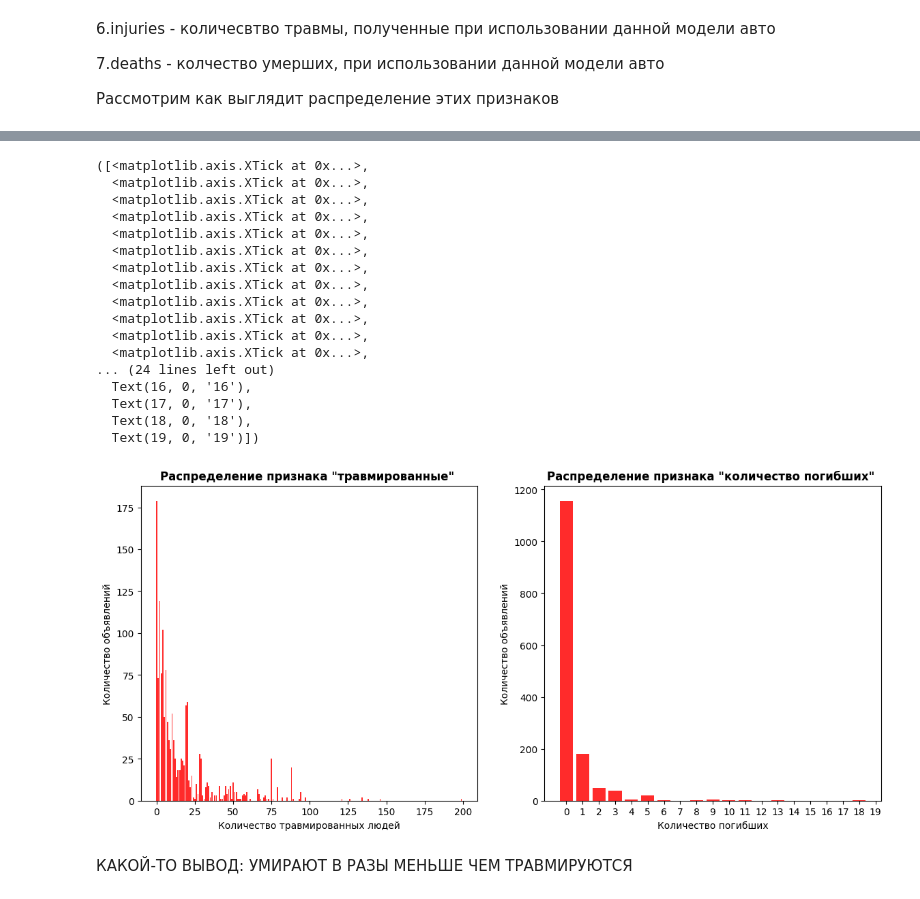
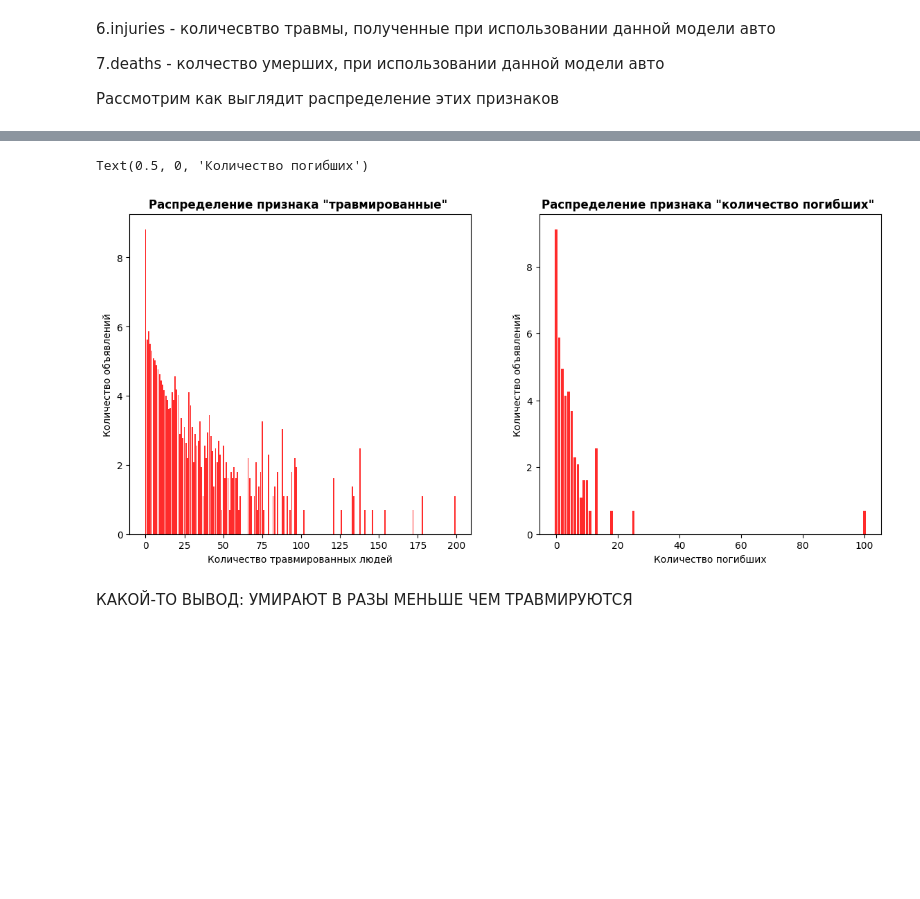
Before and after one commit to Shelb0rne/gp_2, a Jupyter notebook: EDA/ГП_2_EDA_9.ipynb, the cells around one changed output, grey strips where cells are left out. Saved outputs shown, nothing was run; the diff lists cells and outputs as text; code cells hidden in the pictures; blank space fills up the shorter version.

```diff
--- a/EDA/ГП_2_EDA_9.ipynb
+++ b/EDA/ГП_2_EDA_9.ipynb
@@ -6,6 +6,6 @@
 import pandas as pd
 import numpy as np
 # %%
-df_api = pd.read_csv('new_data.csv')
-df_skraping = pd.read_csv('checkpoint_4400.csv')
+api_1_df = pd.read_csv('final_data.csv')
+skrapping_df = pd.read_csv('url_final.csv')
 # %%
@@ -33,5 +34,5 @@ df_skraping.shape
 # %%
-df = pd.merge(df_api, df_skraping, on = ['url', 'make', 'model', 'year'], how = 'inner')
+df = pd.merge(api_1_df, skrapping_df, on = ['url', 'make', 'model', 'year'], how = 'inner')
 # %%
 df.shape
 # %% [output]
@@ -285,3 +333,6 @@ Text(0, 0.5, 'Количество моделей')
+# %%
+df = df[df['year'] <= 2026]
+df = df[df['year'] >= 1980]
 # %%
 years_pivot = pd.pivot_table(df, values = 'url', index = 'year', aggfunc = 'count')
 # %%
@@ -361,4 +412,5 @@ Text(0, 0.5, 'Количество автомобилей')
 # %%
 injuries_table = df['injuries'].value_counts().sort_index()
 deaths_table = df['deaths'].value_counts().sort_index()
-deaths_table
+deaths_table = np.log1p(deaths_table)
+injuries_table = np.log1p(injuries_table)
@@ -382,37 +417,20 @@ dtype: int64
 # %%
 plt.figure(figsize = (14, 6))
 
 plt.subplot(1, 2, 1)
 plt.bar(injuries_table.index, injuries_table, color = '#FF2B2B')
 plt.title('Распределение признака "травмированные" ', fontweight = 'bold')
 plt.ylabel('Количество объявлений')
 plt.xlabel('Количество травмированных людей')
 
 plt.subplot(1, 2, 2)
 plt.bar(deaths_table.index, deaths_table, color = '#FF2B2B')
 plt.title('Распределение признака "количество погибших" ', fontweight = 'bold')
 plt.ylabel('Количество объявлений')
 plt.xlabel('Количество погибших')
-plt.xticks(range(0, 20))
 # %% [output]
-([<matplotlib.axis.XTick at 0x...>,
-  <matplotlib.axis.XTick at 0x...>,
-  <matplotlib.axis.XTick at 0x...>,
-  <matplotlib.axis.XTick at 0x...>,
-  <matplotlib.axis.XTick at 0x...>,
-  <matplotlib.axis.XTick at 0x...>,
-  <matplotlib.axis.XTick at 0x...>,
-  <matplotlib.axis.XTick at 0x...>,
-  <matplotlib.axis.XTick at 0x...>,
-  <matplotlib.axis.XTick at 0x...>,
-  <matplotlib.axis.XTick at 0x...>,
-  <matplotlib.axis.XTick at 0x...>,
-... (24 lines left out)
-  Text(16, 0, '16'),
-  Text(17, 0, '17'),
-  Text(18, 0, '18'),
-  Text(19, 0, '19')])
+Text(0.5, 0, 'Количество погибших')
-[figure, old version]
+[figure, new version]
 # %% [markdown]
 КАКОЙ-ТО ВЫВОД: УМИРАЮТ В РАЗЫ МЕНЬШЕ ЧЕМ ТРАВМИРУЮТСЯ
 # %% [markdown]
```
Also changed, not shown: parts of 108 cells of this notebook, 1 other file.
